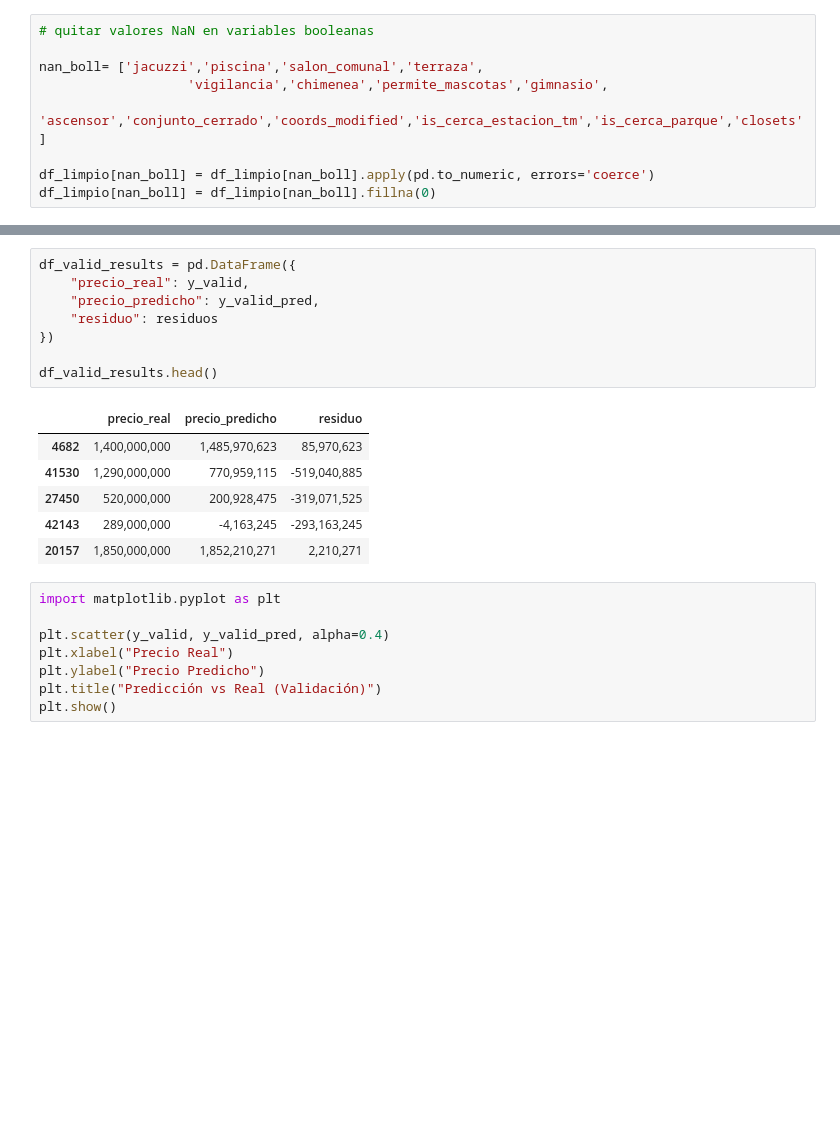
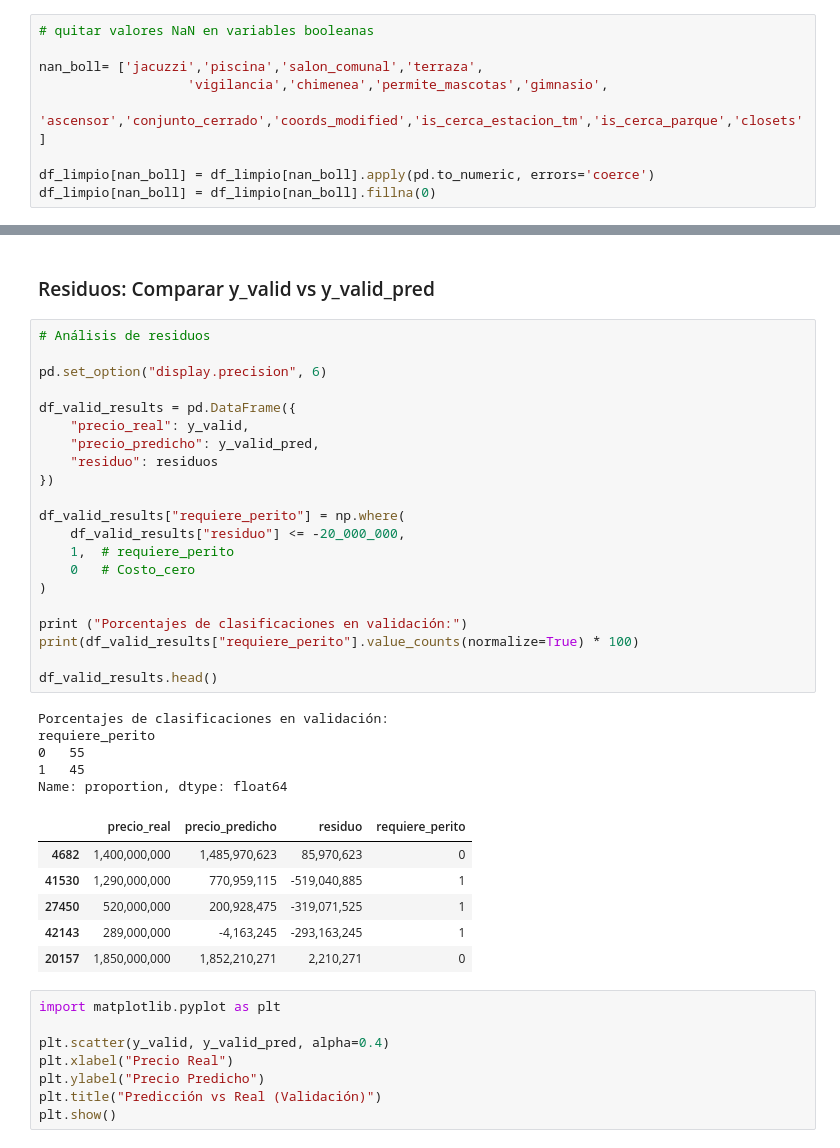
Before and after one commit to Traintain/MINE4101-202520-Taller2, a Jupyter notebook: taller_copy.ipynb, the cells around one changed output, grey strips where cells are left out. Saved outputs shown, nothing was run; the diff lists cells and outputs as text; blank space fills up the shorter version.

```diff
--- a/taller_copy.ipynb
+++ b/taller_copy.ipynb
@@ -633,18 +694,38 @@ RMSE (raíz del error cuadrático medio): 371258866.48
+# %% [markdown]
+### Residuos: Comparar y_valid vs y_valid_pred
 # %%
+# Análisis de residuos
+
+pd.set_option("display.precision", 6)
+
 df_valid_results = pd.DataFrame({
     "precio_real": y_valid,
     "precio_predicho": y_valid_pred,
     "residuo": residuos
 })
 
+df_valid_results["requiere_perito"] = np.where(
+    df_valid_results["residuo"] <= -20_000_000,
+    1,  # requiere_perito
+    0   # Costo_cero
+)
+
+print ("Porcentajes de clasificaciones en validación:")
+print(df_valid_results["requiere_perito"].value_counts(normalize=True) * 100)
+
 df_valid_results.head()
 # %% [output]
+Porcentajes de clasificaciones en validación:
+requiere_perito
+0   55
+1   45
+Name: proportion, dtype: float64
-|  | precio_real | precio_predicho | residuo |
-| 4682 | 1,400,000,000 | 1,485,970,623 | 85,970,623 |
-| 41530 | 1,290,000,000 | 770,959,115 | -519,040,885 |
-| 27450 | 520,000,000 | 200,928,475 | -319,071,525 |
-| 42143 | 289,000,000 | -4,163,245 | -293,163,245 |
-| 20157 | 1,850,000,000 | 1,852,210,271 | 2,210,271 |
+|  | precio_real | precio_predicho | residuo | requiere_perito |
+| 4682 | 1,400,000,000 | 1,485,970,623 | 85,970,623 | 0 |
+| 41530 | 1,290,000,000 | 770,959,115 | -519,040,885 | 1 |
+| 27450 | 520,000,000 | 200,928,475 | -319,071,525 | 1 |
+| 42143 | 289,000,000 | -4,163,245 | -293,163,245 | 1 |
+| 20157 | 1,850,000,000 | 1,852,210,271 | 2,210,271 | 0 |
 # %%
 import matplotlib.pyplot as plt
 
```
Also changed, not shown: parts of 18 cells of this notebook.
